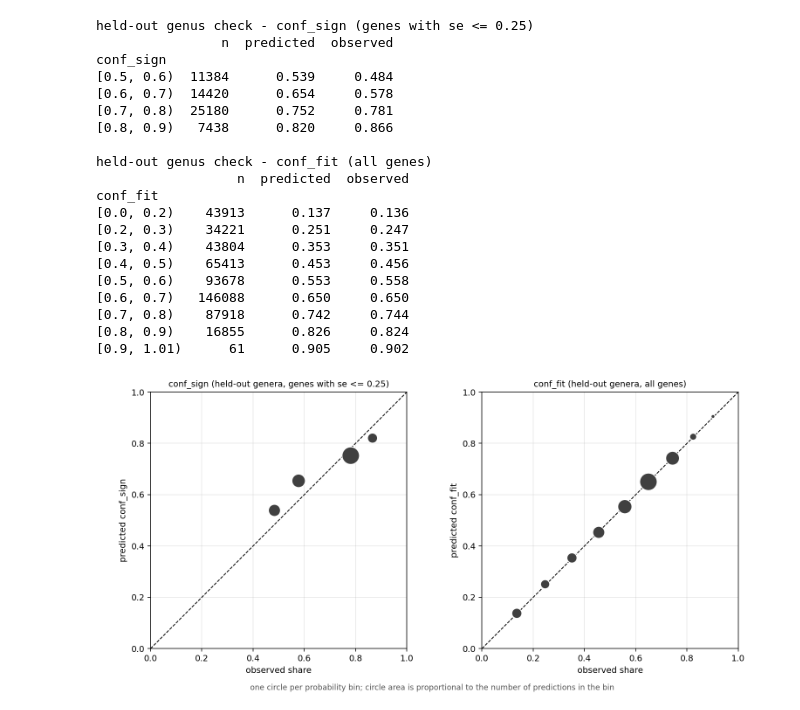
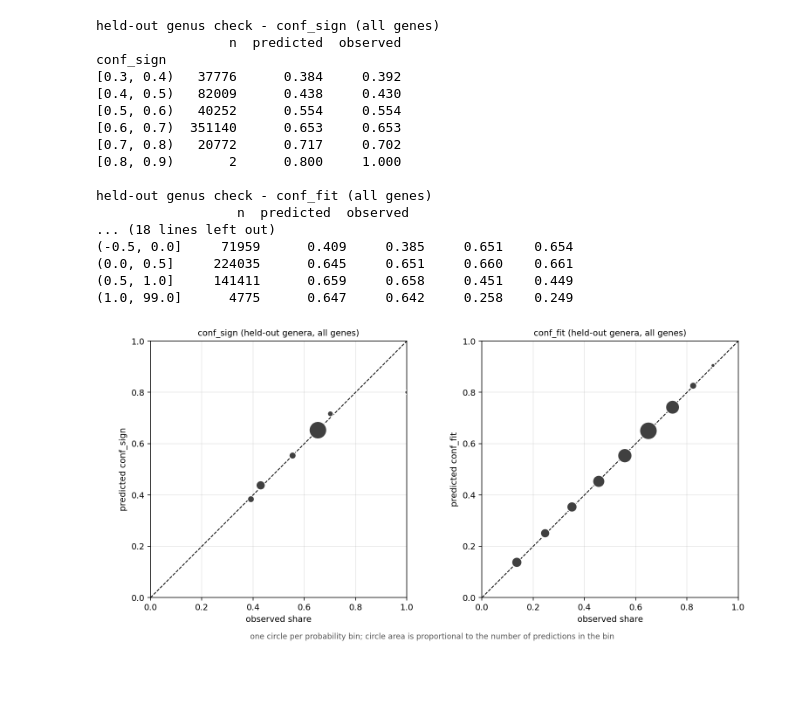
Before and after one commit to sblabkribb/proteomefit, a Jupyter notebook: src/05-calib_logistic.ipynb, the cells around one changed output. Saved outputs shown, nothing was run; the diff lists cells and outputs as text; code cells hidden in the pictures; blank space fills up the shorter version.

Commit message:
conf_sign: probability that the measured fitness lies on the predicted side, same gradient-boosting probability table as conf_fit
Co-Authored-By: Claude Opus 5.5 (1M context) <noreply@anthropic.com>

```diff
--- a/src/05-calib_logistic.ipynb
+++ b/src/05-calib_logistic.ipynb
@@ -139,18 +105,17 @@ $$\mathrm{conf\_fit}(\mu, \sigma) = P\big(\mu - \sigma \le y \le \mu + \sigma \
 # %%
-def fit_table(df, grid_mu, grid_lsd):
-    """교차검증 예측 표 -> conf_fit 확률표 [len(grid_mu), len(grid_lsd)] (기울기 부스팅)"""
-    X   = np.column_stack([df.mu.values, np.log(df.sd.values)])      # [m, 2]
-    hit = (np.abs(df.y - df.mu) <= df.sd).values                      # 실측이 mu +- sd 안 [m]
-    m   = HistGradientBoostingClassifier(max_iter=300, learning_rate=0.05, max_leaf_nodes=15,
-                                         min_samples_leaf=1000, random_state=0).fit(X, hit)
+def fit_table(df, hit, grid_mu, grid_lsd):
+    """교차검증 예측 표 · 적중 여부 [m] -> 확률표 [len(grid_mu), len(grid_lsd)] (기울기 부스팅)"""
+    X = np.column_stack([df.mu.values, np.log(df.sd.values)])        # [m, 2]
+    m = HistGradientBoostingClassifier(max_iter=300, learning_rate=0.05, max_leaf_nodes=15,
+                                       min_samples_leaf=1000, random_state=0).fit(X, hit)
     gm, gs = np.meshgrid(grid_mu, grid_lsd, indexing='ij')
     return m.predict_proba(np.column_stack([gm.ravel(), gs.ravel()]))[:, 1].reshape(gm.shape)
 
 
-def conf_fit(table, grid_mu, grid_lsd, mu, sd):
-    """확률표 · 예측 평균 · 표준편차 [n] -> conf_fit [n] (선형 보간, 격자 밖은 가장자리 값)"""
+def lookup(table, grid_mu, grid_lsd, mu, sd):
+    """확률표 · 예측 평균 · 표준편차 [n] -> 확률 [n] (선형 보간, 격자 밖은 가장자리 값)"""
     f = RegularGridInterpolator((grid_mu, grid_lsd), table)
-    mu, lsd = np.asarray(mu, float), np.log(np.asarray(sd, float))          # float32 예측도 격자와 같은 정밀도로
+    mu, lsd = np.asarray(mu, float), np.log(np.asarray(sd, float))   # float32 예측도 격자와 같은 정밀도로
     x = np.column_stack([np.clip(mu, grid_mu[0], grid_mu[-1]), np.clip(lsd, grid_lsd[0], grid_lsd[-1])])
     return f(x)
 # %% [markdown]
@@ -175,48 +135,51 @@ def conf_fit(table, grid_mu, grid_lsd, mu, sd):
 # %%
 out = []
 for genus in R.genus.unique():                                 # genus 하나씩 빼고 학습 -> 뺀 genus 에 적용
     tr, te = R[R.genus != genus], R[R.genus == genus]
-    T_k = fit_table(tr, GRID_MU, GRID_LSD)
-    out.append(pd.DataFrame({'conf_sign': conf_sign(fit_sign(tr), te.mu.values, te.sd.values),
-                             'sign_hit': np.sign(te.y) == np.sign(te.mu), 'low_se': te.se <= SE_MAX,
-                             'conf_fit': conf_fit(T_k, GRID_MU, GRID_LSD, te.mu.values, te.sd.values),
-                             'fit_hit': np.abs(te.y - te.mu) <= te.sd}))
+    h_tr, h_te = hits(tr), hits(te)
+    o = pd.DataFrame({'mu': te.mu.values})
+    for k in ('sign', 'fit'):
+        o[f'conf_{k}'] = lookup(fit_table(tr, h_tr[k], GRID_MU, GRID_LSD), GRID_MU, GRID_LSD, te.mu.values, te.sd.values)
+        o[f'{k}_hit'] = h_te[k]
+    out.append(o)
 O = pd.concat(out, ignore_index=True)
 
 fig, axes = plt.subplots(1, 2, figsize=(11, 5.2))
-panels = (('conf_sign', 'sign_hit', O[O.low_se], f'genes with se <= {SE_MAX}'), ('conf_fit', 'fit_hit', O, 'all genes'))
-for ax, (c, h, d, who) in zip(axes, panels):
-    T = d.groupby(pd.cut(d[c], BINS, right=False), observed=True).agg(n=(h, 'size'), predicted=(c, 'mean'), observed=(h, 'mean'))
+for ax, k in zip(axes, ('sign', 'fit')):
+    c, h = f'conf_{k}', f'{k}_hit'
+    T = O.groupby(pd.cut(O[c], BINS, right=False), observed=True).agg(n=(h, 'size'), predicted=(c, 'mean'), observed=(h, 'mean'))
     T.index = T.index.astype(str)
     T.round(4).to_csv(f'{OUT_DIR}/check_{c}.csv', index_label='bin')
-    print(f'held-out genus check - {c} ({who})'); print(T.round(3).to_string(), '\n')
+    print(f'held-out genus check - {c} (all genes)'); print(T.round(3).to_string(), '\n')
     ax.plot([0, 1], [0, 1], 'k--', lw=1)
     ax.scatter(T.observed, T.predicted, s=20 + 400 * T.n / T.n.max(), color='#404040', edgecolor='white', zorder=3)
     ax.set_xlim(0, 1); ax.set_ylim(0, 1); ax.set_aspect('equal'); ax.grid(alpha=.3)
-    ax.set_xlabel('observed share'); ax.set_ylabel(f'predicted {c}'); ax.set_title(f'{c} (held-out genera, {who})', fontsize=10)
+    ax.set_xlabel('observed share'); ax.set_ylabel(f'predicted {c}'); ax.set_title(f'{c} (held-out genera, all genes)', fontsize=10)
 fig.text(0.5, 0.01, 'one circle per probability bin; circle area is proportional to the number of predictions in the bin',
          ha='center', fontsize=9, color='#555555')
 fig.tight_layout(rect=(0, 0.04, 1, 1)); fig.savefig(f'{OUT_DIR}/calibration.png', dpi=140); plt.close(fig)
+
+# 예측 mu 범위별 평균 확률 · 실제 비율 [8 구간, 5]
+M = O.groupby(pd.cut(O.mu, [-99, -3, -2, -1, -.5, 0, .5, 1, 99]), observed=True).agg(
+    n=('mu', 'size'), conf_sign=('conf_sign', 'mean'), sign_hit=('sign_hit', 'mean'), conf_fit=('conf_fit', 'mean'), fit_hit=('fit_hit', 'mean'))
+print('by predicted mu'); print(M.round(3).to_string())
 # %% [output]
-held-out genus check - conf_sign (genes with se <= 0.25)
-                n  predicted  observed
+held-out genus check - conf_sign (all genes)
+                 n  predicted  observed
 conf_sign
-[0.5, 0.6)  11384      0.539     0.484
-[0.6, 0.7)  14420      0.654     0.578
-[0.7, 0.8)  25180      0.752     0.781
-[0.8, 0.9)   7438      0.820     0.866
+[0.3, 0.4)   37776      0.384     0.392
+[0.4, 0.5)   82009      0.438     0.430
+[0.5, 0.6)   40252      0.554     0.554
+[0.6, 0.7)  351140      0.653     0.653
+[0.7, 0.8)   20772      0.717     0.702
+[0.8, 0.9)       2      0.800     1.000
 
 held-out genus check - conf_fit (all genes)
                   n  predicted  observed
-conf_fit
-[0.0, 0.2)    43913      0.137     0.136
-[0.2, 0.3)    34221      0.251     0.247
-[0.3, 0.4)    43804      0.353     0.351
-[0.4, 0.5)    65413      0.453     0.456
-[0.5, 0.6)    93678      0.553     0.558
-[0.6, 0.7)   146088      0.650     0.650
-[0.7, 0.8)    87918      0.742     0.744
-[0.8, 0.9)    16855      0.826     0.824
-[0.9, 1.01)      61      0.905     0.902
+... (18 lines left out)
+(-0.5, 0.0]     71959      0.409     0.385     0.651    0.654
+(0.0, 0.5]     224035      0.645     0.651     0.660    0.661
+(0.5, 1.0]     141411      0.659     0.658     0.451    0.449
+(1.0, 99.0]      4775      0.647     0.642     0.258    0.249
-[figure, old version]
+[figure, new version]
 # %% [markdown]
```
Also changed, not shown: parts of 12 cells of this notebook, 4 other files.
